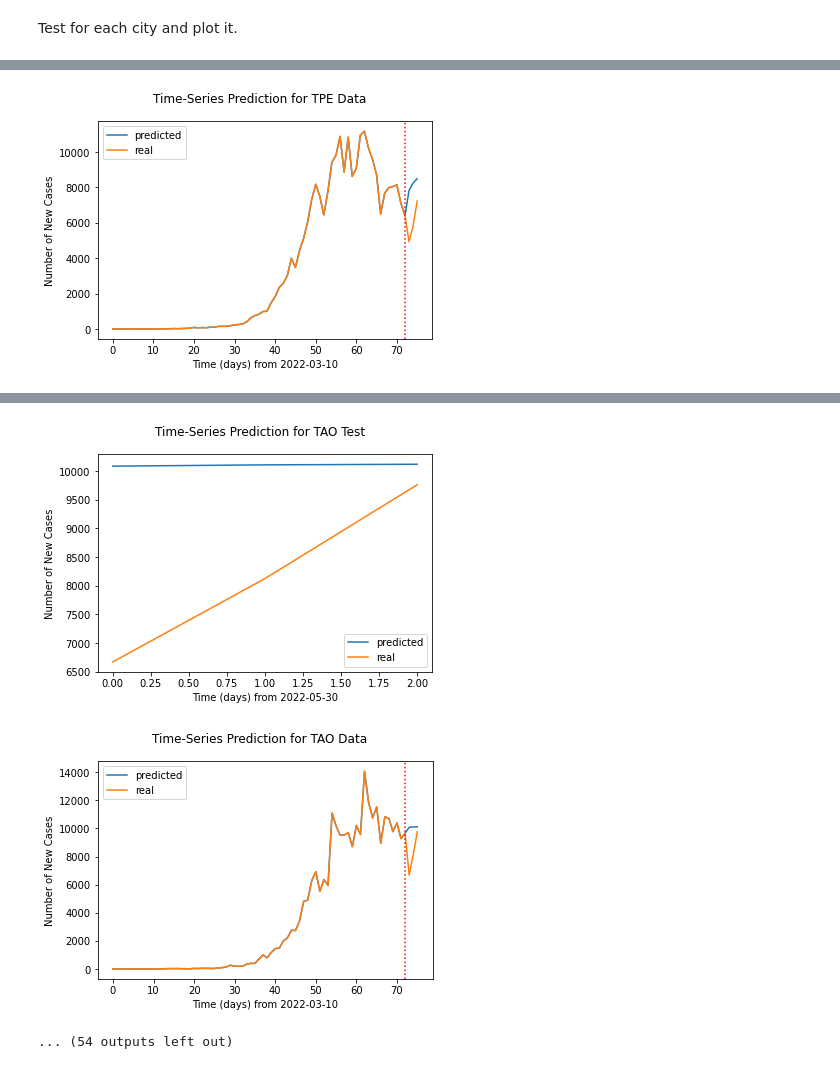
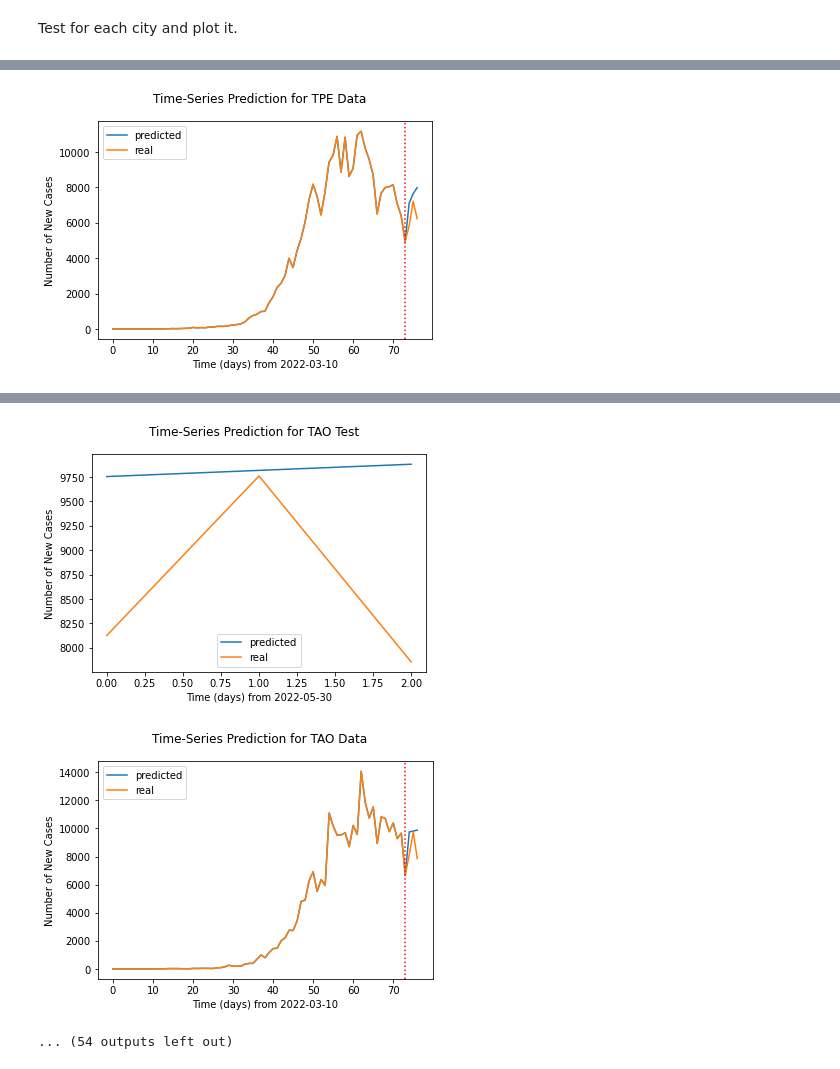
Before and after one commit to lydia7635/AI2022-Final, a Jupyter notebook: AI2022_LSTM.ipynb, the cells around one changed output, grey strips where cells are left out. Drawn from its saved outputs; the diff is of its cells as text; code cells hidden in the pictures.

Commit message:
fix: date calculation in LSTM

```diff
--- a/AI2022_LSTM.ipynb
+++ b/AI2022_LSTM.ipynb
@@ -60,16 +60,16 @@ cpu
 ## **Setup Hyper-parameters**
 # %%
 # data selection
+seq_length = 7  # X(seq_length) + Y(1)
+
 start_date = "2022-03-10"
 end_date   = "2022-06-01"
 delta_date = datetime.strptime(end_date, "%Y-%m-%d") - datetime.strptime(start_date, "%Y-%m-%d")
-delta_date = delta_date.days + 1
-test_delta_date = 3
-train_delta_date = delta_date - test_delta_date
-test_start_date = (pd.to_datetime(end_date) + pd.DateOffset(days=(-test_delta_date+1))).strftime("%Y-%m-%d")
-print(test_start_date)
-
-seq_length = 7
+data_size = delta_date.days + 1 - seq_length
+print(data_size)
+test_size = 3
+train_size = data_size - test_size
+test_start_date = (pd.to_datetime(end_date) + pd.DateOffset(days=(-test_size+1))).strftime("%Y-%m-%d")
 
 city_codes = ["KEE", "NWT", "TPE", "TAO", "HSZ", "HSQ", "MIA", "TXG", "CHA", "NAN", "YUN", "CYQ", "CYI", "TNN", "KHH", "PIF", "ILA", "HUA", "TTT", "PEN", "KIN", "LIE"]
 # city_codes = ["NWT", "TPE", "TXG", "KHH", "TTT", "PEN"]
@@ -132,7 +132,7 @@ def data_preprocess(city_dataset):
         x = []
         y = []
 
-        for i in range(len(data)-seq_length-1):
+        for i in range(data_size):
             _x = data[i:(i+seq_length)]
             _y = data[i+seq_length]
             x.append(_x)
@@ -143,9 +143,6 @@ def data_preprocess(city_dataset):
     sc = MinMaxScaler()
     city_data = sc.fit_transform(city_dataset)
     x, y = sliding_windows(city_data, seq_length)
-
-    train_size = train_delta_date - seq_length - 1
-    test_size = len(y) - train_size
 
     dataX = Variable(torch.Tensor(np.array(x)))
     dataY = Variable(torch.Tensor(np.array(y)))
@@ -159,8 +156,8 @@ def data_preprocess(city_dataset):
     valX = Variable(torch.Tensor(np.array(x[val_indices])))
     valY = Variable(torch.Tensor(np.array(y[val_indices])))
 
-    testX = Variable(torch.Tensor(np.array(x[(train_size): len(x)])))
-    testY = Variable(torch.Tensor(np.array(y[(train_size): len(y)])))
+    testX = Variable(torch.Tensor(np.array(x[train_size: len(x)])))
+    testY = Variable(torch.Tensor(np.array(y[train_size: len(y)])))
 
     return sc, dataX, dataY, trainX, trainY, valX, valY, testX, testY
 # %% [markdown]
@@ -336,8 +333,7 @@ def plot_predict(city, data_type, pred, real, start_date):
     plt.legend(("predicted", "real"))
 
     if data_type == "Data":
-        train_size = train_delta_date - seq_length - 2
-        plt.axvline(x=(train_size), c='red', linestyle=':')
+        plt.axvline(x=(train_size-1), c='red', linestyle=':')
     plt.show()
 # %% [markdown]
 Test for each city and plot it.
@@ -377,7 +373,7 @@ for city in city_codes:
     dataY = sc.inverse_transform(dataY.data.numpy())
     _dataY = np.copy(dataY)
     for i in range(testY.size(0)):
-        _dataY[-test_delta_date+i][0] = total_test_predict[i][0]
+        _dataY[-test_size+i][0] = total_test_predict[i][0]
     # print(_dataY)
     plot_predict(city, "Data", _dataY, dataY, start_date)
 
@@ -409 +405 @@ real & predicted test loss: 0.127526992931962
-[figure, old version]
+[figure, new version]
@@ -411,3 +407,3 @@ real & predicted test loss: 0.07927664055023342
-[figure, old version]
+[figure, new version]
-[figure, old version]
+[figure, new version]
 ... (54 outputs left out)
```
Also changed, not shown: parts of 4 cells of this notebook.
